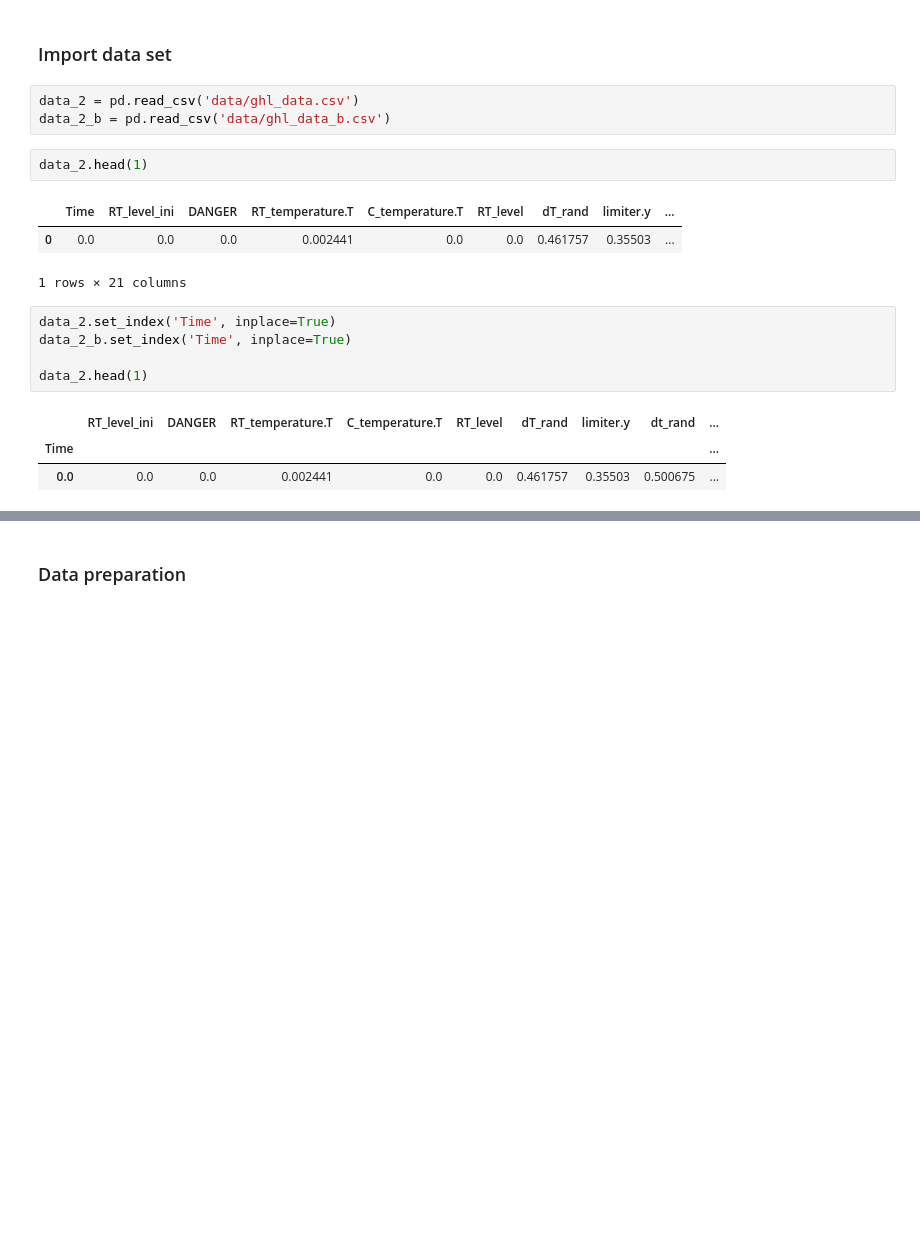
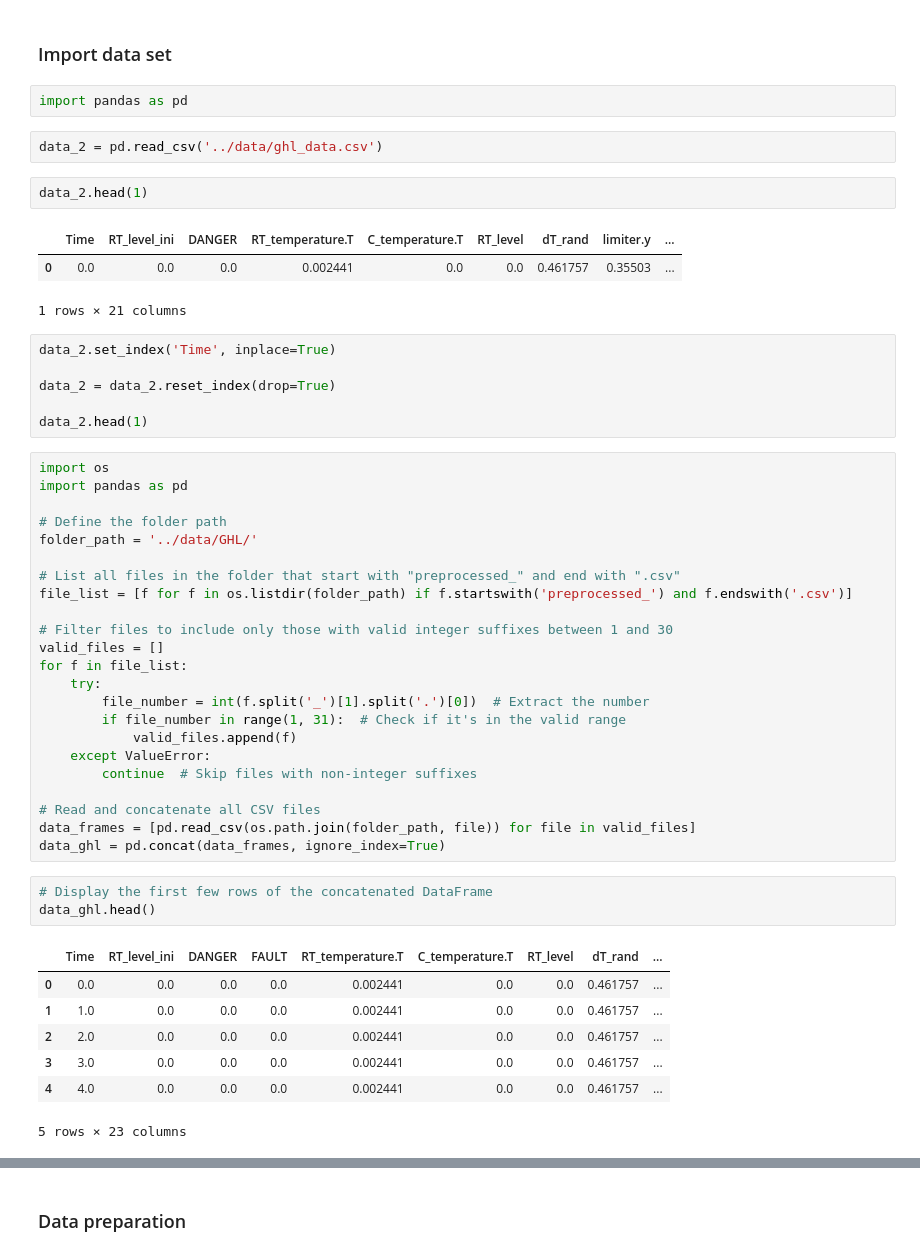
Before and after one commit to widosenoatri/DSLab2, a Jupyter notebook: implementation_v1.ipynb, the cells around one changed output, grey strips where cells are left out. Drawn from its saved outputs; the diff is of its cells as text; blank space fills up the shorter version.

```diff
--- a/implementation_v1.ipynb
+++ b/implementation_v1.ipynb
@@ -347,9 +402,10 @@ class MUNet(nn.Module):
         return torch.sigmoid(self.final(dec1))
 # %% [markdown]
 ### Import data set
+# %%
+import pandas as pd
 # %%
-data_2 = pd.read_csv('data/ghl_data.csv')
-data_2_b = pd.read_csv('data/ghl_data_b.csv')
+data_2 = pd.read_csv('../data/ghl_data.csv')
 # %%
 data_2.head(1)
 # %% [output]
@@ -358,10 +414,41 @@ data_2.head(1)
 1 rows × 21 columns
 # %%
 data_2.set_index('Time', inplace=True)
-data_2_b.set_index('Time', inplace=True)
+
+data_2 = data_2.reset_index(drop=True)
 
 data_2.head(1)
-# %% [output]
-|  | RT_level_ini | DANGER | RT_temperature.T | C_temperature.T | RT_level | dT_rand | limiter.y | dt_rand | ... |
-| Time |  |  |  |  |  |  |  |  | ... |
-| 0.0 | 0.0 | 0.0 | 0.002441 | 0.0 | 0.0 | 0.461757 | 0.35503 | 0.500675 | ... |
+# %%
+import os
+import pandas as pd
+
+# Define the folder path
+folder_path = '../data/GHL/'
+
+# List all files in the folder that start with "preprocessed_" and end with ".csv"
+file_list = [f for f in os.listdir(folder_path) if f.startswith('preprocessed_') and f.endswith('.csv')]
+
+# Filter files to include only those with valid integer suffixes between 1 and 30
+valid_files = []
+for f in file_list:
+    try:
+        file_number = int(f.split('_')[1].split('.')[0])  # Extract the number
+        if file_number in range(1, 31):  # Check if it's in the valid range
+            valid_files.append(f)
+    except ValueError:
+        continue  # Skip files with non-integer suffixes
+
+# Read and concatenate all CSV files
+data_frames = [pd.read_csv(os.path.join(folder_path, file)) for file in valid_files]
+data_ghl = pd.concat(data_frames, ignore_index=True)
+# %%
+# Display the first few rows of the concatenated DataFrame
+data_ghl.head()
+# %% [output]
+|  | Time | RT_level_ini | DANGER | FAULT | RT_temperature.T | C_temperature.T | RT_level | dT_rand | ... |
+| 0 | 0.0 | 0.0 | 0.0 | 0.0 | 0.002441 | 0.0 | 0.0 | 0.461757 | ... |
+| 1 | 1.0 | 0.0 | 0.0 | 0.0 | 0.002441 | 0.0 | 0.0 | 0.461757 | ... |
+| 2 | 2.0 | 0.0 | 0.0 | 0.0 | 0.002441 | 0.0 | 0.0 | 0.461757 | ... |
+| 3 | 3.0 | 0.0 | 0.0 | 0.0 | 0.002441 | 0.0 | 0.0 | 0.461757 | ... |
+| 4 | 4.0 | 0.0 | 0.0 | 0.0 | 0.002441 | 0.0 | 0.0 | 0.461757 | ... |
+5 rows × 23 columns
```
Also changed, not shown: parts of 26 cells of this notebook, 3 other files.
